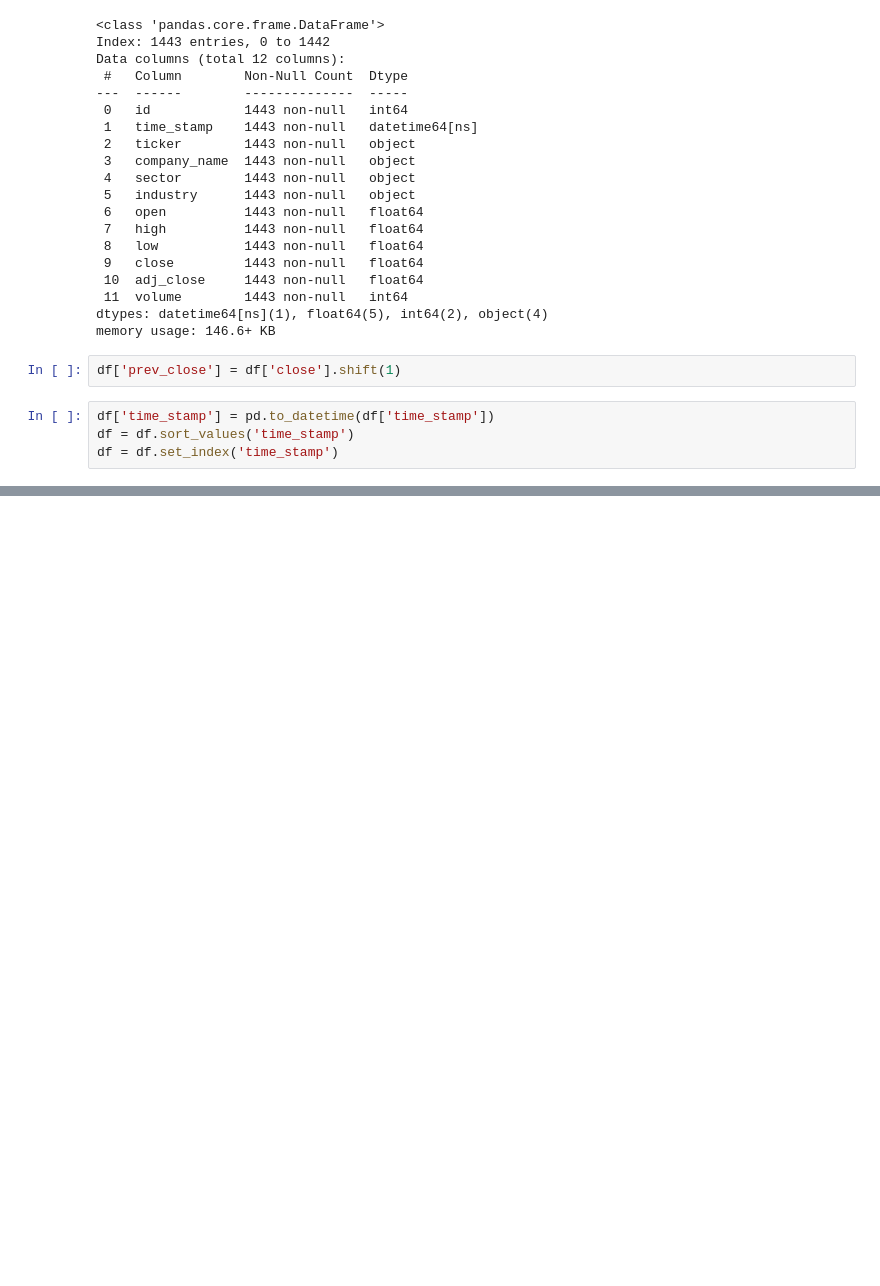
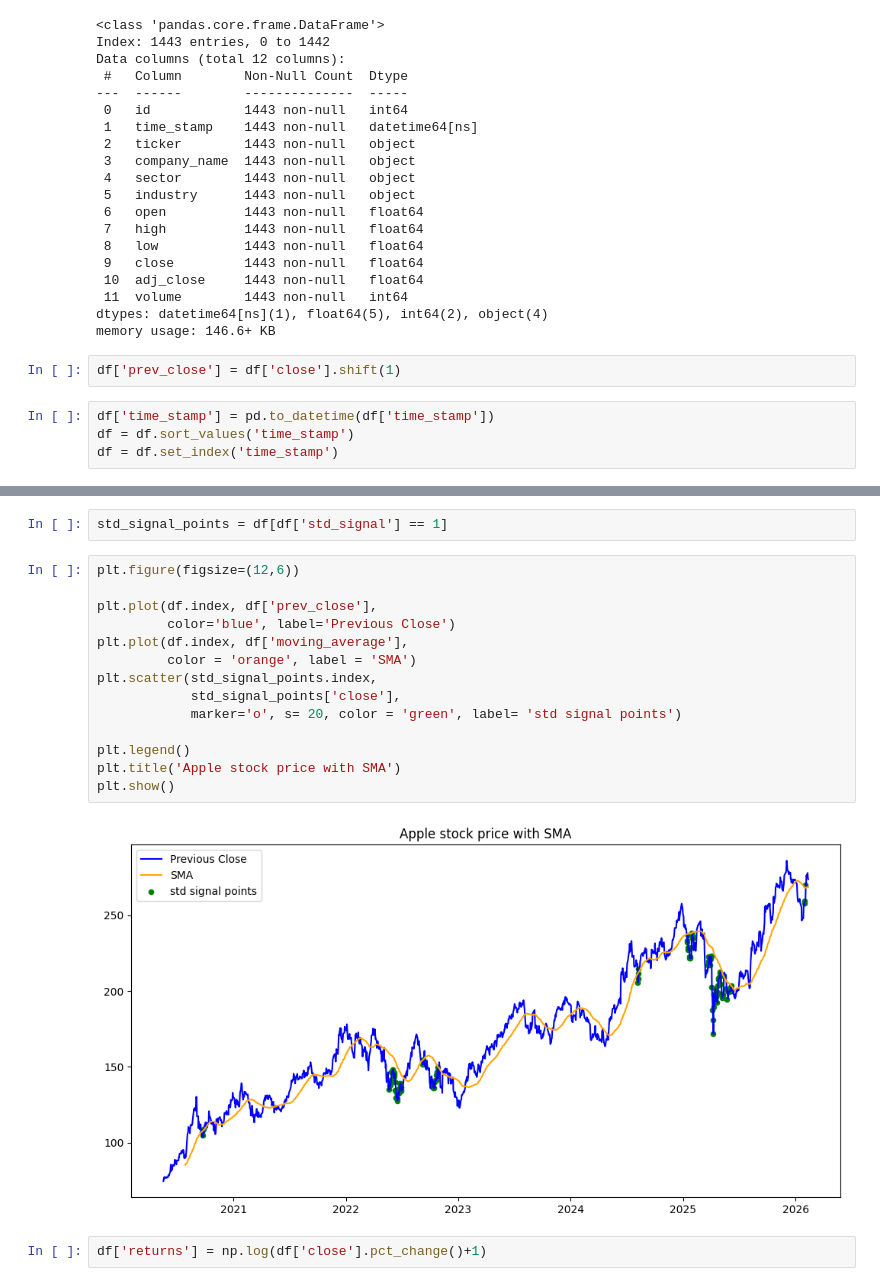
Before and after one commit to mphomutchinya/Financial-Time-Series-Data-Platform, a Jupyter notebook: notebooks/feature_exploration.ipynb, the cells around one changed output, grey strips where cells are left out. Cells and saved outputs as stored; diff of their text form; blank space fills up the shorter version.

```diff
--- a/notebooks/feature_exploration.ipynb
+++ b/notebooks/feature_exploration.ipynb
@@ -130,0 +175,20 @@ plt.plot(df.index, df['prev_close'],
+# %%
+std_signal_points = df[df['std_signal'] == 1]
+# %%
+plt.figure(figsize=(12,6))
+
+plt.plot(df.index, df['prev_close'],
+         color='blue', label='Previous Close')
+plt.plot(df.index, df['moving_average'],
+         color = 'orange', label = 'SMA')
+plt.scatter(std_signal_points.index,
+            std_signal_points['close'],
+            marker='o', s= 20, color = 'green', label= 'std signal points')
+
+plt.legend()
+plt.title('Apple stock price with SMA')
+plt.show()
+# %% [output]
+[figure, added]
+# %%
+df['returns'] = np.log(df['close'].pct_change()+1)
```
Also changed, not shown: parts of 12 cells of this notebook.
